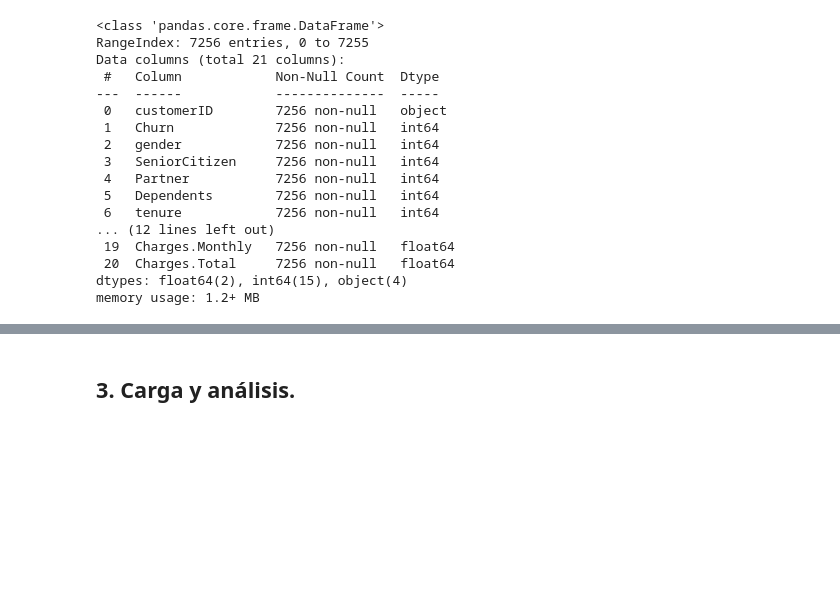
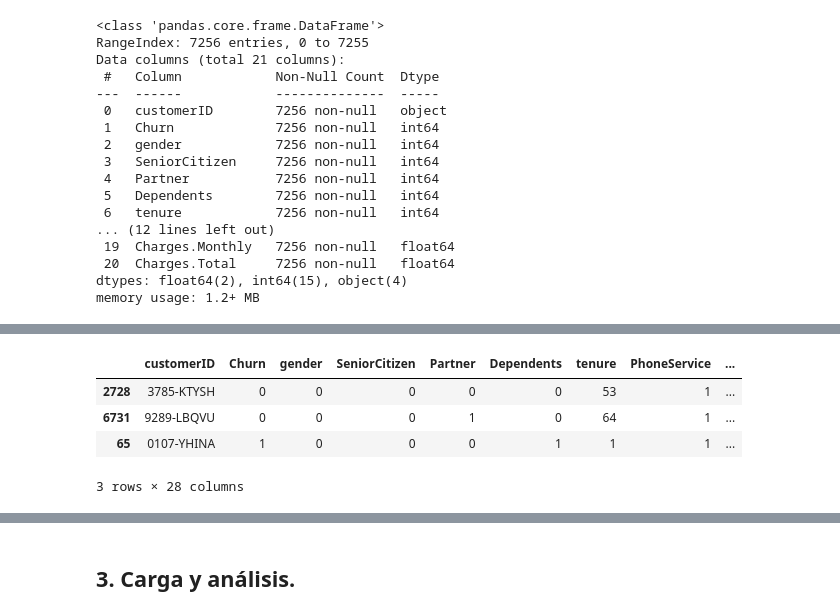
Before and after one commit to DaniBntz/TelecomX, a Jupyter notebook: TelecomX_Challenge.ipynb, the cells around one changed output, grey strips where cells are left out. Drawn from its saved outputs; the diff is of its cells as text; code cells hidden in the pictures; blank space fills up the shorter version.

```diff
--- a/TelecomX_Challenge.ipynb
+++ b/TelecomX_Challenge.ipynb
@@ -387,0 +423,14 @@ memory usage: 1.2+ MB
+# %%
+#Las columnas nuevas que se crearon booleanas, las transformaré a tipo entero
+
+for col in datos.columns:
+    if datos[col].dtype == bool:
+        datos[col] = datos[col].astype(int)
+
+datos.sample(3)
+# %% [output]
+|  | customerID | Churn | gender | SeniorCitizen | Partner | Dependents | tenure | PhoneService | ... |
+| 2728 | 3785-KTYSH | 0 | 0 | 0 | 0 | 0 | 53 | 1 | ... |
+| 6731 | 9289-LBQVU | 0 | 0 | 0 | 1 | 0 | 64 | 1 | ... |
+| 65 | 0107-YHINA | 1 | 0 | 0 | 0 | 1 | 1 | 1 | ... |
+3 rows × 28 columns
```
Also changed, not shown: parts of 17 cells of this notebook.
